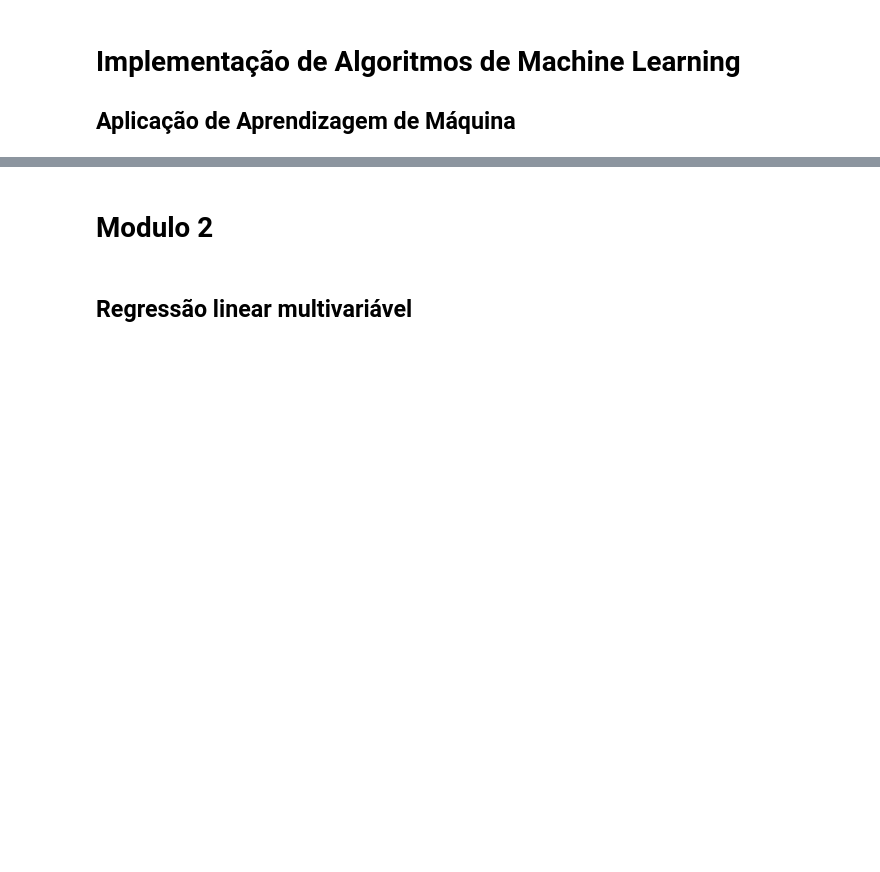
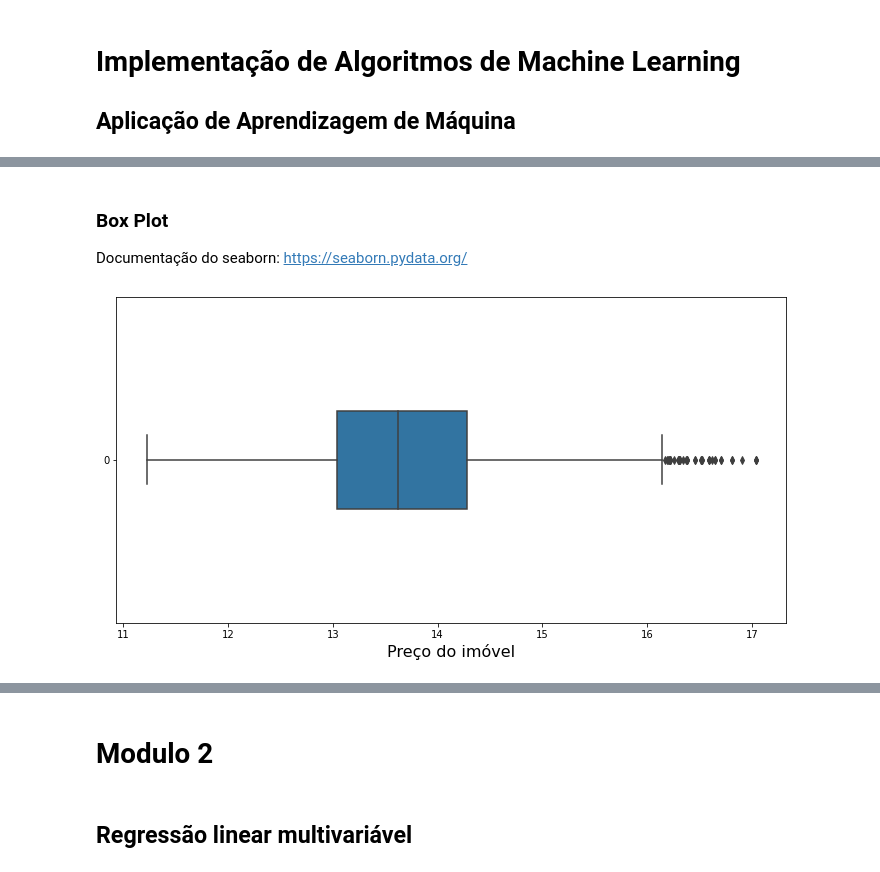
Before and after one commit to avellar1975/puc_minas, a Jupyter notebook: notebooks/Disciplina_10/Machine_Learning.ipynb, the cells around one changed output, grey strips where cells are left out. Cells and saved outputs as stored; diff of their text form; code cells hidden in the pictures; blank space fills up the shorter version.

```diff
--- a/notebooks/Disciplina_10/Machine_Learning.ipynb
+++ b/notebooks/Disciplina_10/Machine_Learning.ipynb
@@ -59,0 +124,10 @@ memory usage: 150.0 KB
+# %% [markdown]
+### Box Plot
+
+Documentação do seaborn: https://seaborn.pydata.org/
+# %%
+ax = sns.boxplot(data=df['Valor'], orient='h', width=0.3 )
+ax.set_xlabel('Preço do imóvel', fontsize=16)
+ax.figure.set_size_inches(12, 6)
+# %% [output]
+[figure, added]
```
Also changed, not shown: parts of 132 cells of this notebook.
